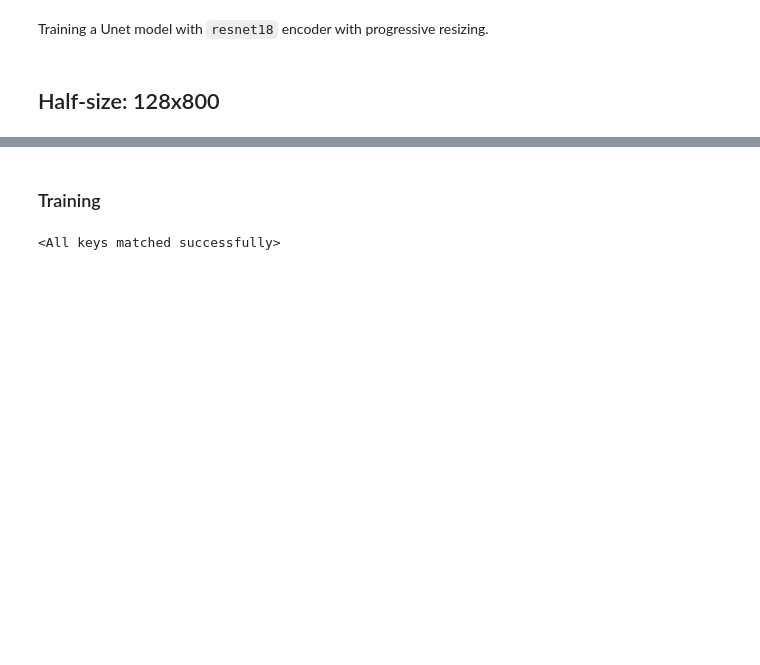
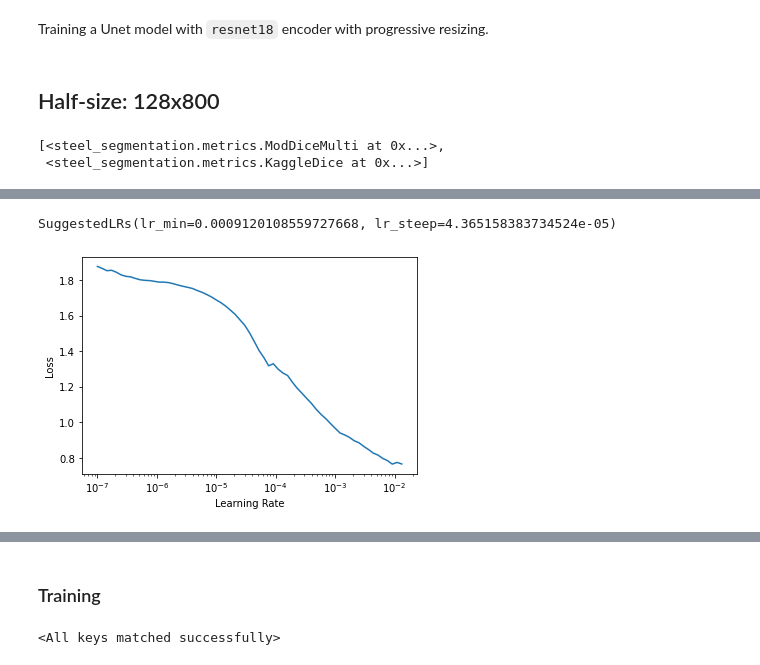
Before and after one commit to marcomatteo/steel_segmentation, a Jupyter notebook: FastAI-UNET-ResNet18.ipynb, the cells around one changed output, grey strips where cells are left out. Saved outputs shown, nothing was run; the diff lists cells and outputs as text; code cells hidden in the pictures; blank space fills up the shorter version.

```diff
--- a/FastAI-UNET-ResNet18.ipynb
+++ b/FastAI-UNET-ResNet18.ipynb
@@ -68,16 +63,24 @@ models/ResNet34-Unet-128-stage2.pth
 # %% [markdown]
 Training a Unet model with `resnet18` encoder with progressive resizing.
 # %%
-arch = resnet18
+arch = xresnet18
 # %% [markdown]
 ## Half-size: 128x800
 # %%
-bs = 4 # 8 gb
-# bs = 16 # 16 gb
+# bs = 4 # 8 gb
+bs = 16 # 16 gb
 # bs = 32 # 24 gb
 szs = (128, 800)
 # %%
 dls = get_segmentation_dls(bs, szs)
+# %%
+seg_metrics
+# %% [output]
+[<steel_segmentation.metrics.ModDiceMulti at 0x...>,
+ <steel_segmentation.metrics.KaggleDice at 0x...>]
 # %%
 segmentation_learner = unet_learner(dls=dls, arch=arch, metrics=seg_metrics, pretrained=True)
 segmentation_learner.model_dir = models_dir
+# %%
+segmentation_learner.lr_find()
+# %% [output]
@@ -83,0 +88,2 @@ segmentation_learner.model_dir = models_dir
+SuggestedLRs(lr_min=0.0009120108559727668, lr_steep=4.365158383734524e-05)
+[figure, added]
```
Also changed, not shown: parts of 6 cells of this notebook, 30 other files.
